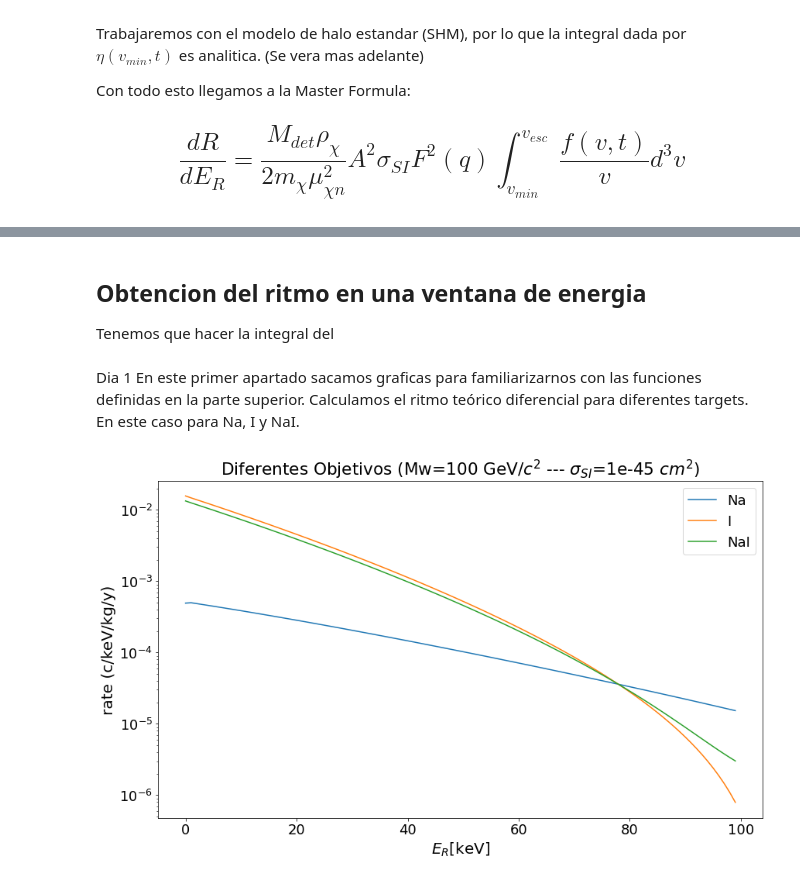
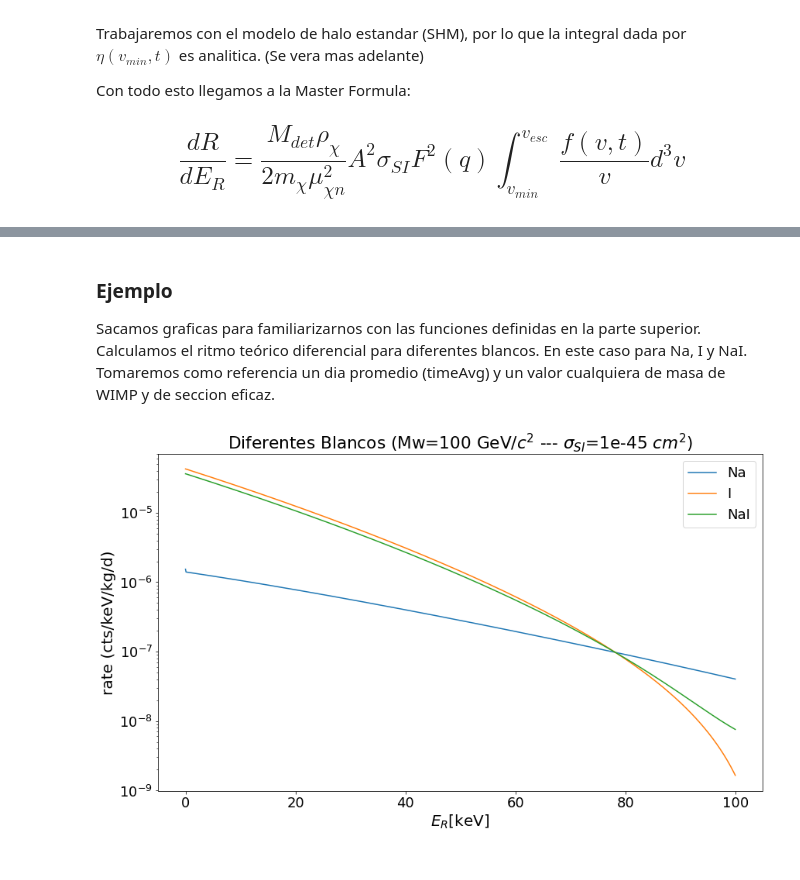
Before and after one commit to 716292-bbm/TFG, a Jupyter notebook: TFG_Calculo_Ritmos.ipynb, the cells around one changed output, grey strips where cells are left out. Drawn from its saved outputs; the diff is of its cells as text; code cells hidden in the pictures.

```diff
--- a/TFG_Calculo_Ritmos.ipynb
+++ b/TFG_Calculo_Ritmos.ipynb
@@ -121,4 +117,13 @@ Esta es la funcion que implementamos en el codigo como rate:
 # %%
+#########################
+#########################
+# Ritmo total, integrado entre Ei y Ef (en cts/kg/d)
+# Ei, Ef: Energias inicial y final en keV
+# t: tiempo en dias desde el 22 de marzo
+# A: numero masico
+# mW: Masa del Wimp en GeV/c^2
+# sigmaSI: Seccion eficaz spin independent en cm^2
+
 def rate(E,t,A,mW,sigmaSI):
     Mdet=1000*NA*mn                                 # masa de 1 kg de detector [GeV/c^2]
     mu_n=mW*mn/(mW+mn)                              # masa reducida del sistema nucleon-WIMP [Gev/c^2]
@@ -127,40 +132,46 @@ def rate(E,t,A,mW,sigmaSI):
     retval*=FF(E,A)                                 # Multiplicamos por factor de forma atomico (Adimensional) 100*[cts*m/s^2/Gev]
     retval*=eta(E,t,A,mW)                           # Multiplicamos por integral 0.1*[cts/GeV/s]
     retval*=8.64e-3                                 # Convertimos a [cts/KeV/d]
-    retval*=365                                     # Convertimos a [cts/KeV/y]
+
     return retval
-# %% [markdown]
-## Obtencion del ritmo en una ventana de energia
-
-Tenemos que hacer la integral del
 # %% [markdown]
-Dia 1
-En este primer apartado sacamos graficas para familiarizarnos con las funciones definidas en la parte superior.
-Calculamos el ritmo teórico diferencial para diferentes targets. En este caso para Na, I y NaI.
+### Ejemplo
+Sacamos graficas para familiarizarnos con las funciones definidas en la parte superior.\
+Calculamos el ritmo teórico diferencial para diferentes blancos. En este caso para Na, I y NaI. Tomaremos como referencia un dia promedio (timeAvg) y un valor cualquiera de masa de WIMP y de seccion eficaz.
 # %%
+
+# Dia promedio
 
 timeMax=72.9
 timeMin=255.5
 timeAvg=(timeMax+timeMin)/2.
 
-mW=100 #masa wimp (geV/c^2)
-si=1e-45 #seccion eficaz SI(cm^-2)
-ene=np.arange(0,100,1)
+#Valores cualquiera de masa del WIMP y de la seccion eficaz
 
+mW=100          #   masa wimp (geV/c^2)
+si=1e-45        #   seccion eficaz SI(cm^-2)
+
+#Vector con los diferentes valores de la energia, entre 0 y 100 keV y con una resolucion de 0.1 keV)
+
+ene=np.arange(0,100,0.1)
+
+#Calculamos los valores del ritmo diferencial
 
 rateNa=np.array([rate(e,timeAvg,23,mW,si) for e in ene])
 rateI=np.array([rate(e,timeAvg,127,mW,si) for e in ene])
 rate_NaI=np.array([RateNaI(e,timeAvg,mW,si) for e in ene])
+
+#Dibujamos
 
 plt.figure(figsize=(14, 8))
 ax = plt.subplot()
 ax.plot(ene,rateNa, label = "Na")
 ax.plot(ene,rateI, label = "I")
 ax.plot(ene,rate_NaI, label = "NaI")
-ax.set_title(r'Diferentes Objetivos (Mw=' + str(np.round(mW)) + ' GeV/$c^2$ --- $\sigma_{SI}$=' + str(si) + ' $cm^2$)')
-ax.set_ylabel(r'rate (c/keV/kg/y)',fontsize=20)
+ax.set_title(r'Diferentes Blancos (Mw=' + str(np.round(mW)) + ' GeV/$c^2$ --- $\sigma_{SI}$=' + str(si) + ' $cm^2$)')
+ax.set_ylabel(r'rate (cts/keV/kg/d)',fontsize=20)
 ax.set_xlabel(r'$E_{R}$'+ '[keV]',fontsize=20)
 ax.legend()
 ax.set_yscale("log")
 # %% [output]
-[figure, old version]
+[figure, new version]
```
Also changed, not shown: parts of 31 cells of this notebook, 14 other files.
